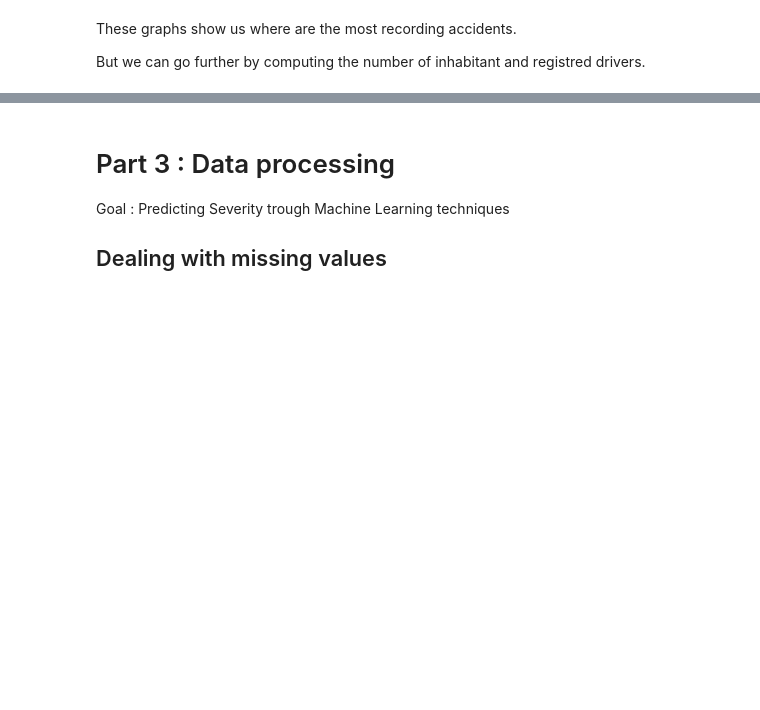
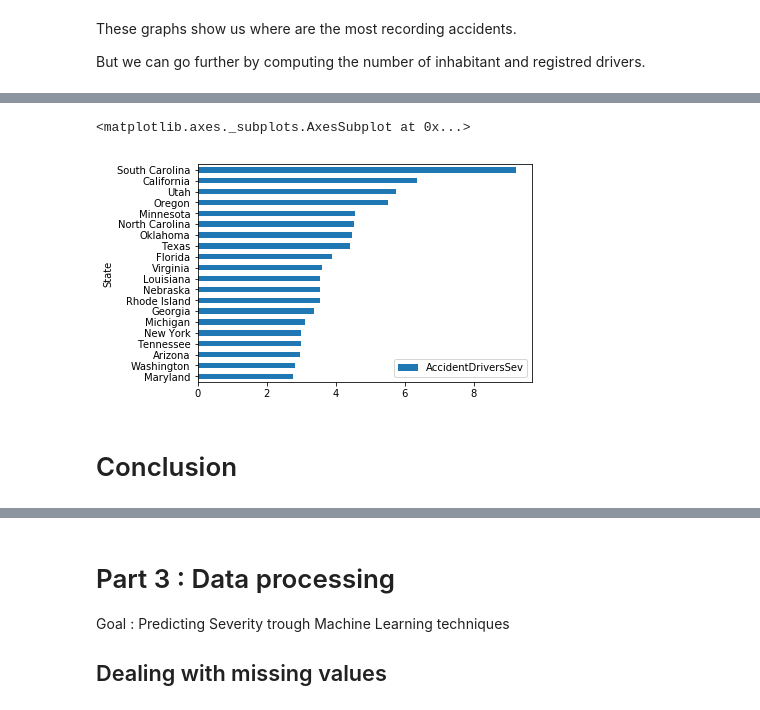
Before and after one commit to Picrik/DataScience, a Jupyter notebook: USA-Accident/USA-Accidents_ENG.ipynb, the cells around one changed output, grey strips where cells are left out. Cells and saved outputs as stored; diff of their text form; code cells hidden in the pictures; blank space fills up the shorter version.

Commit message:
20200413_USAccidentPart2

```diff
--- a/USA-Accident/USA-Accidents_ENG.ipynb
+++ b/USA-Accident/USA-Accidents_ENG.ipynb
@@ -132,0 +313,9 @@ But we can go further by computing the number of inhabitant and registred driver
+# %%
+# top 20
+df_statBySev[-20:].plot.barh(x='State', y='AccidentDriversSev')
+# %% [output]
+<matplotlib.axes._subplots.AxesSubplot at 0x...>
+[figure, added]
+# %% [markdown]
+<a id="Part2-c"></a>
+# Conclusion
```
Also changed, not shown: parts of 17 cells of this notebook, 1 other file.
